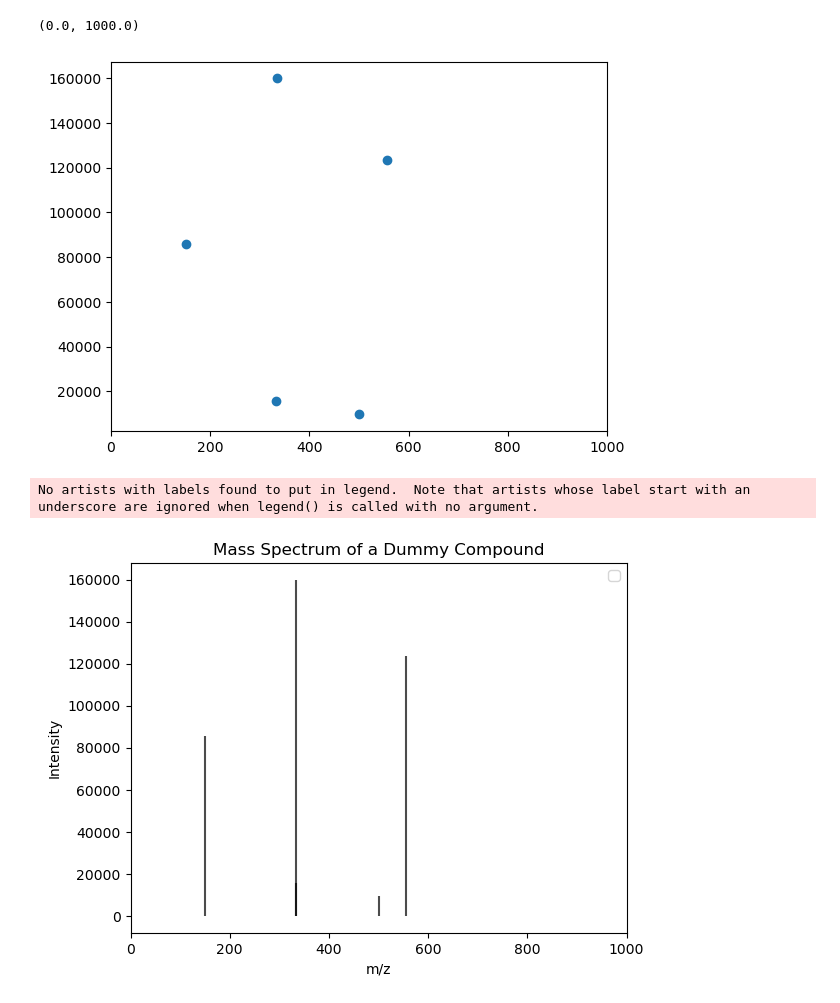
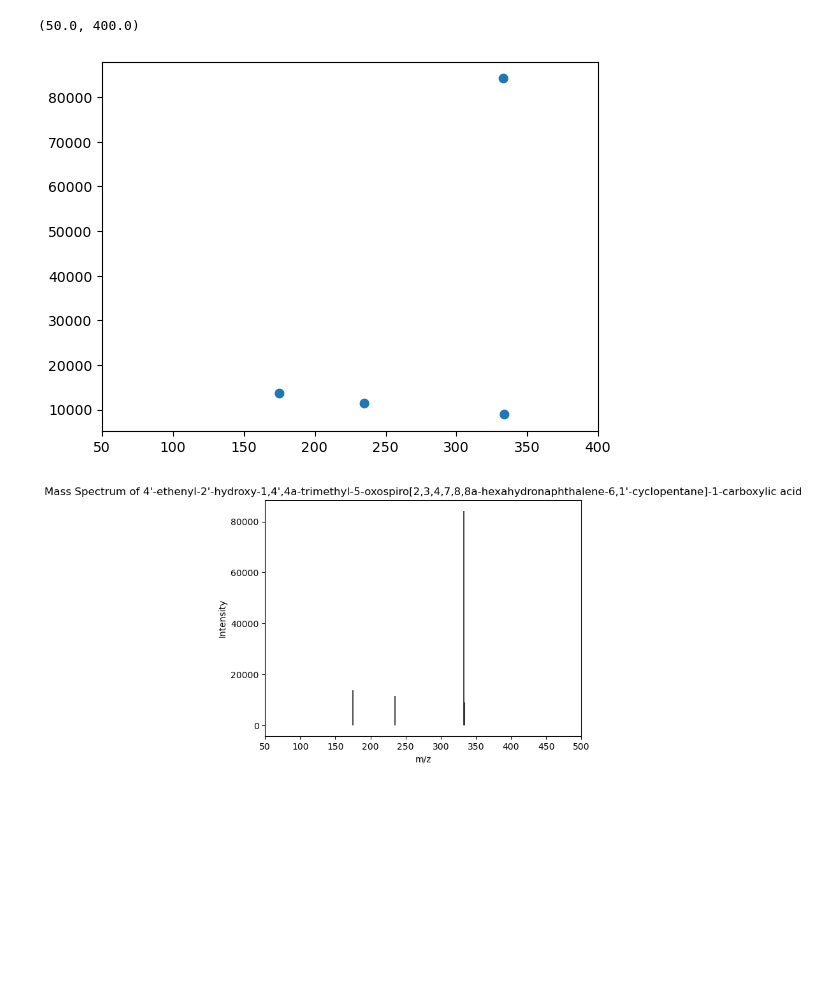
Before and after one commit to johnsont114/UrineSemen_UsedinProcessing, a Jupyter notebook: MSvalues-Discrete-Scatter.ipynb, the cells around one changed output. Drawn from its saved outputs; the diff is of its cells as text; code cells hidden in the pictures; blank space fills up the shorter version.

```diff
--- a/MSvalues-Discrete-Scatter.ipynb
+++ b/MSvalues-Discrete-Scatter.ipynb
@@ -3,4 +3,4 @@ import pandas as pd
 import matplotlib.pyplot as plt
 # %%
 # Step 1: Load the data from the CSV file
-data = pd.read_excel('MSspreadsheet.xlsx')
+data = pd.read_csv('Mass+Intensity.csv')
@@ -7,29 +17,27 @@ data = pd.read_excel('MSspreadsheet.xlsx')
 # %%
-# Assume the CSV has columns 'X' and 'Y' for the scatter plot
-x = data['m/z']
-y = data['Intensity']
+x = data.iloc[i].values[1:]  # This gets the first row
+y = data.iloc[i+1].values[1:]  # This gets the second row
 # %%
 # Step 2: Create the scatter plot
 plt.scatter(x, y, label='Data Points')
-plt.xlim(0,1000)
+plt.xlim(50,400)
 # %% [output]
-(0.0, 1000.0)
+(50.0, 400.0)
-[figure, old version]
+[figure, new version]
 # %%
 # Step 3: Add vertical lines from the x-axis to each data point
 for xi, yi in zip(x, y):
     plt.vlines(xi, 0, yi, colors='black', linestyles='solid', alpha=0.7)
 
 # Add labels and title
 plt.xlabel('m/z')
 plt.ylabel('Intensity')
-plt.title('Mass Spectrum of a Dummy Compound')
-plt.xlim(0,1000)
-#plt.ylim(0,max on spreadsheet)
-plt.legend()
+plt.title("Mass Spectrum of 4'-ethenyl-2'-hydroxy-1,4',4a-trimethyl-5-oxospiro[2,3,4,7,8,8a-hexahydronaphthalene-6,1'-cyclopentane]-1-carboxylic acid")
+plt.xlim(50,500)
+#plt.ylim(0,max)
+#plt.legend()
 
 # Show the plot
-plt.show()
+tester = plt.show()
 # %% [output]
-No artists with labels found to put in legend.  Note that artists whose label start with an underscore are ignored when legend() is called with no argument.
-[figure, old version]
+[figure, new version]
```
Also changed, not shown: parts of 2 cells of this notebook, 2 other files.
